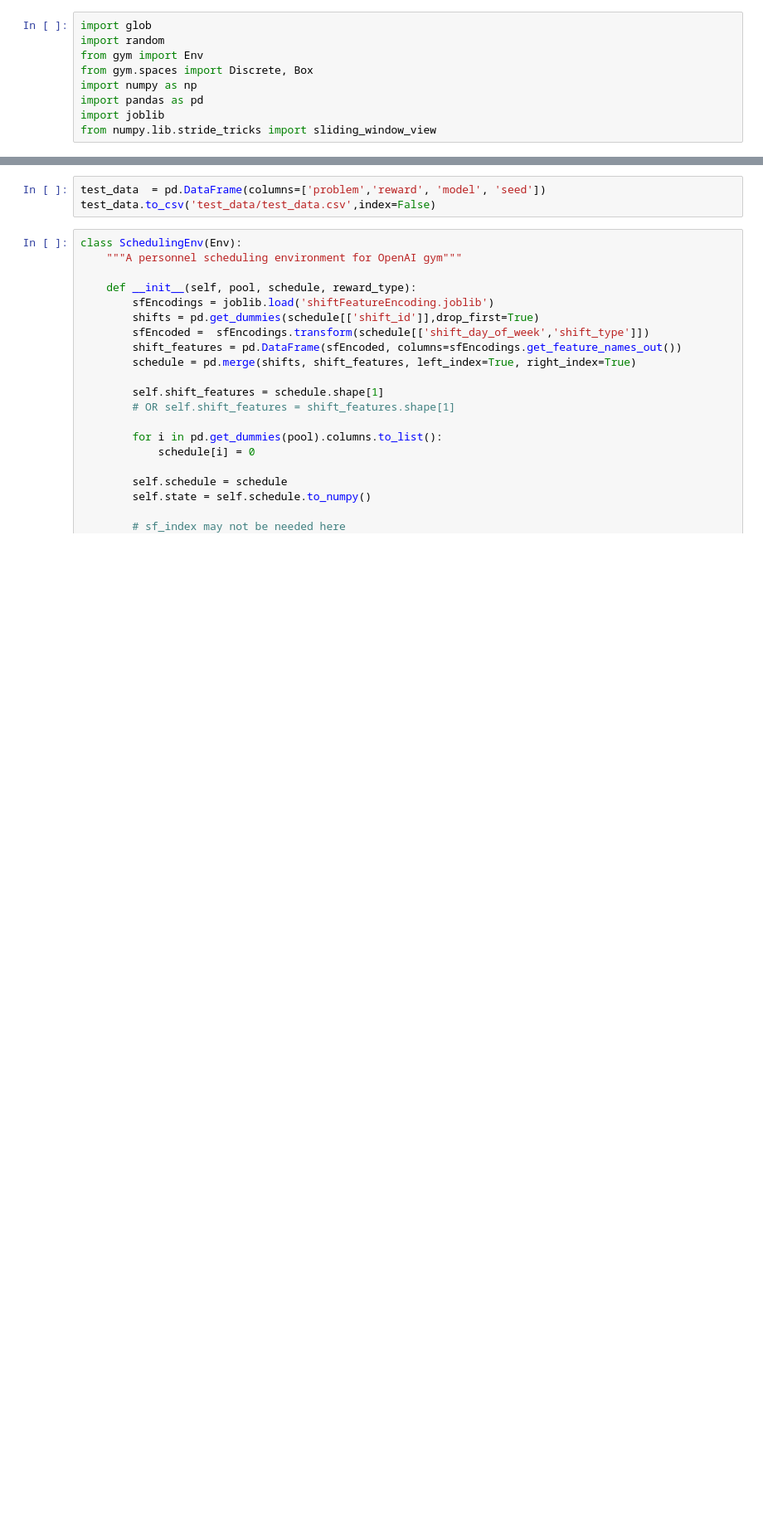
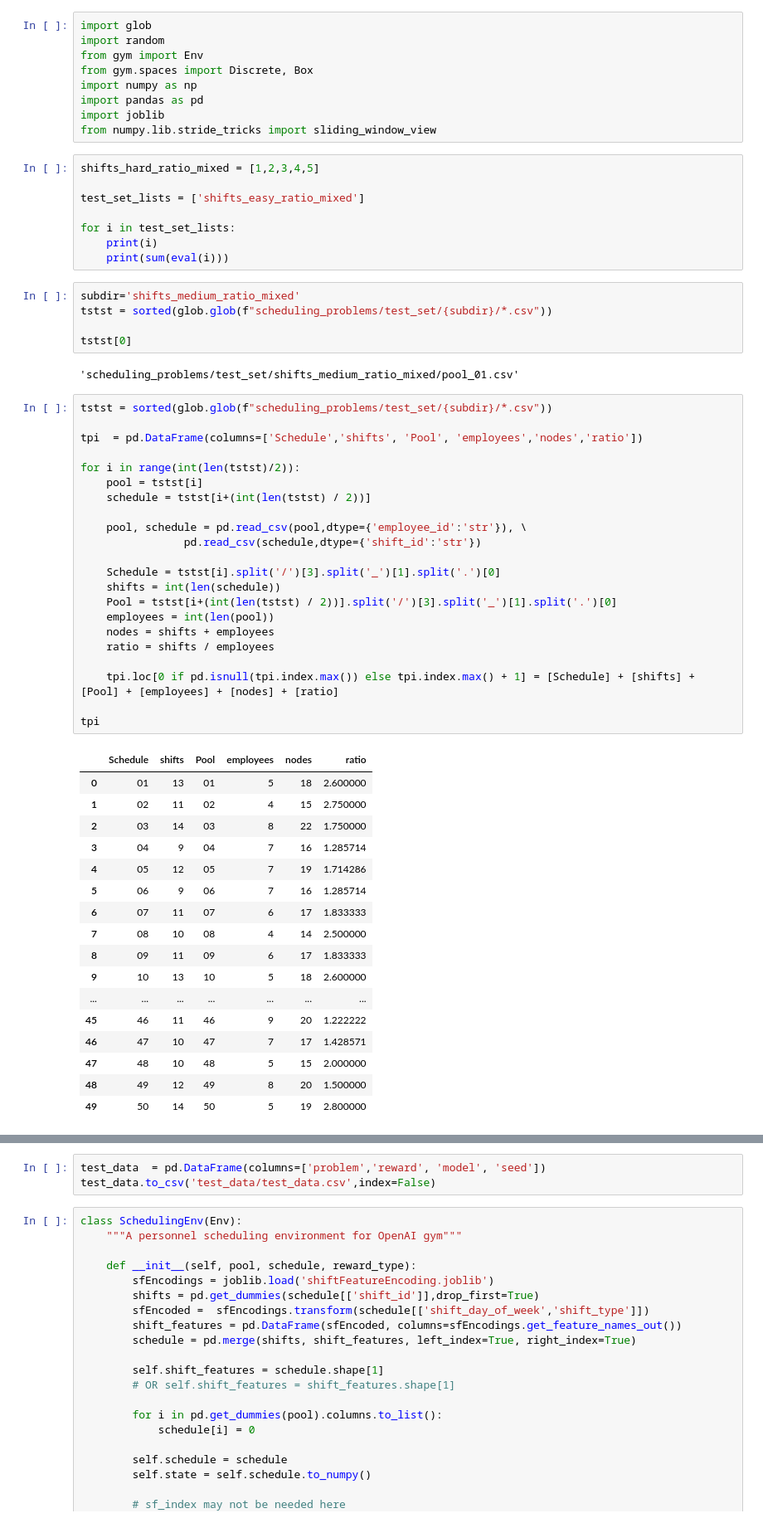
Before and after one commit to benplatten/UvA_MSc_Thesis, a Jupyter notebook: dev/new_testing.ipynb, the cells around one changed output, grey strips where cells are left out. Shown: that part at 83% size. Drawn from its saved outputs; the diff is of its cells as text; blank space fills up the shorter version.

```diff
--- a/dev/new_testing.ipynb
+++ b/dev/new_testing.ipynb
@@ -7,6 +7,61 @@ import numpy as np
 import pandas as pd
 import joblib
 from numpy.lib.stride_tricks import sliding_window_view
+# %%
+shifts_hard_ratio_mixed = [1,2,3,4,5]
+
+test_set_lists = ['shifts_easy_ratio_mixed']
+
+for i in test_set_lists:
+    print(i)
+    print(sum(eval(i)))
+# %%
+subdir='shifts_medium_ratio_mixed'
+tstst = sorted(glob.glob(f"scheduling_problems/test_set/{subdir}/*.csv"))
+
+tstst[0]
+# %% [output]
+'scheduling_problems/test_set/shifts_medium_ratio_mixed/pool_01.csv'
+# %%
+tstst = sorted(glob.glob(f"scheduling_problems/test_set/{subdir}/*.csv"))
+
+tpi  = pd.DataFrame(columns=['Schedule','shifts', 'Pool', 'employees','nodes','ratio'])
+
+for i in range(int(len(tstst)/2)):
+    pool = tstst[i]
+    schedule = tstst[i+(int(len(tstst) / 2))]
+
+    pool, schedule = pd.read_csv(pool,dtype={'employee_id':'str'}), \
+                pd.read_csv(schedule,dtype={'shift_id':'str'})
+
+    Schedule = tstst[i].split('/')[3].split('_')[1].split('.')[0]
+    shifts = int(len(schedule))
+    Pool = tstst[i+(int(len(tstst) / 2))].split('/')[3].split('_')[1].split('.')[0]
+    employees = int(len(pool))
+    nodes = shifts + employees
+    ratio = shifts / employees
+
+    tpi.loc[0 if pd.isnull(tpi.index.max()) else tpi.index.max() + 1] = [Schedule] + [shifts] + [Pool] + [employees] + [nodes] + [ratio]
+
+tpi
+# %% [output]
+|  | Schedule | shifts | Pool | employees | nodes | ratio |
+| 0 | 01 | 13 | 01 | 5 | 18 | 2.600000 |
+| 1 | 02 | 11 | 02 | 4 | 15 | 2.750000 |
+| 2 | 03 | 14 | 03 | 8 | 22 | 1.750000 |
+| 3 | 04 | 9 | 04 | 7 | 16 | 1.285714 |
+| 4 | 05 | 12 | 05 | 7 | 19 | 1.714286 |
+| 5 | 06 | 9 | 06 | 7 | 16 | 1.285714 |
+| 6 | 07 | 11 | 07 | 6 | 17 | 1.833333 |
+| 7 | 08 | 10 | 08 | 4 | 14 | 2.500000 |
+| 8 | 09 | 11 | 09 | 6 | 17 | 1.833333 |
+| 9 | 10 | 13 | 10 | 5 | 18 | 2.600000 |
+| ... | ... | ... | ... | ... | ... | ... |
+| 45 | 46 | 11 | 46 | 9 | 20 | 1.222222 |
+| 46 | 47 | 10 | 47 | 7 | 17 | 1.428571 |
+| 47 | 48 | 10 | 48 | 5 | 15 | 2.000000 |
+| 48 | 49 | 12 | 49 | 8 | 20 | 1.500000 |
+| 49 | 50 | 14 | 50 | 5 | 19 | 2.800000 |
 # %%
 max_shifts_per_day = 2
 shift_day_of_week = []
```
Also changed, not shown: parts of 1 cell of this notebook, 18 other files.
